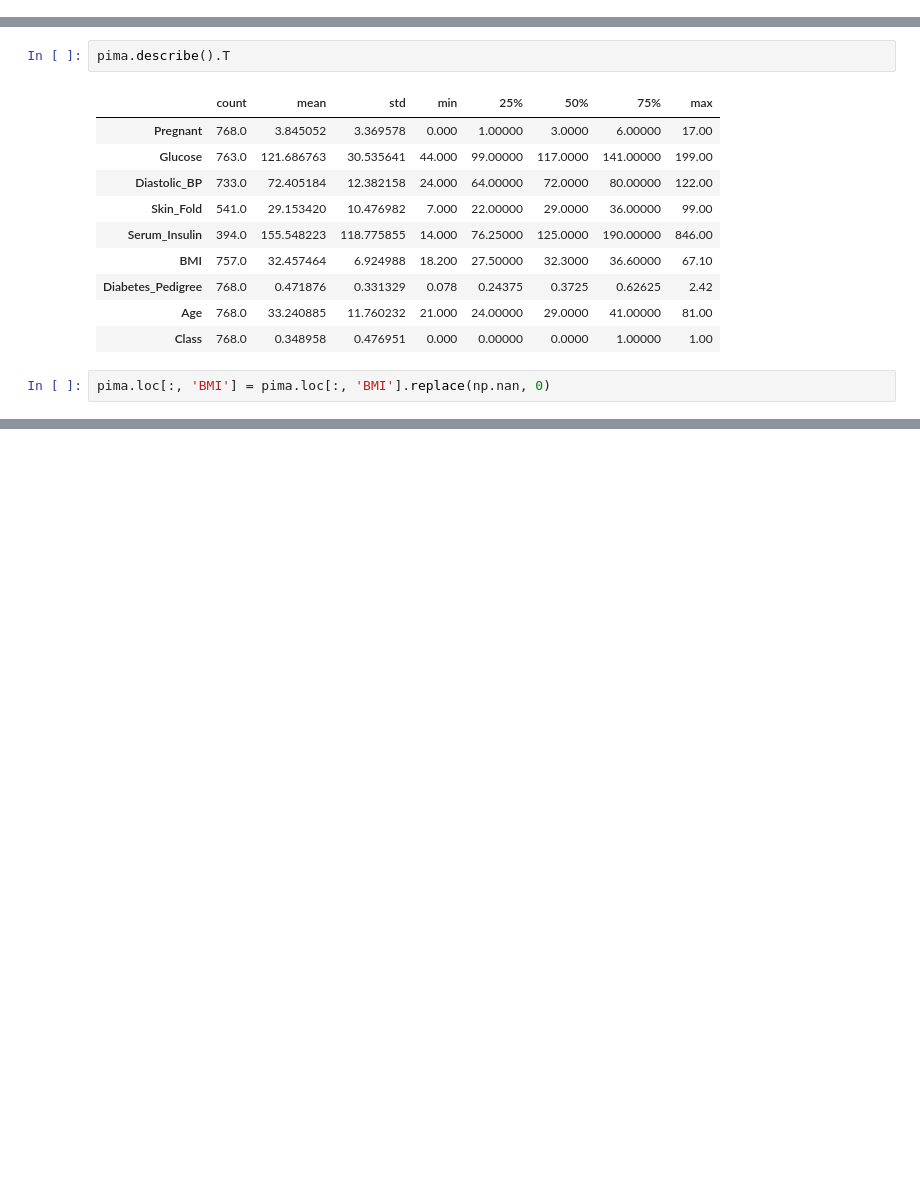
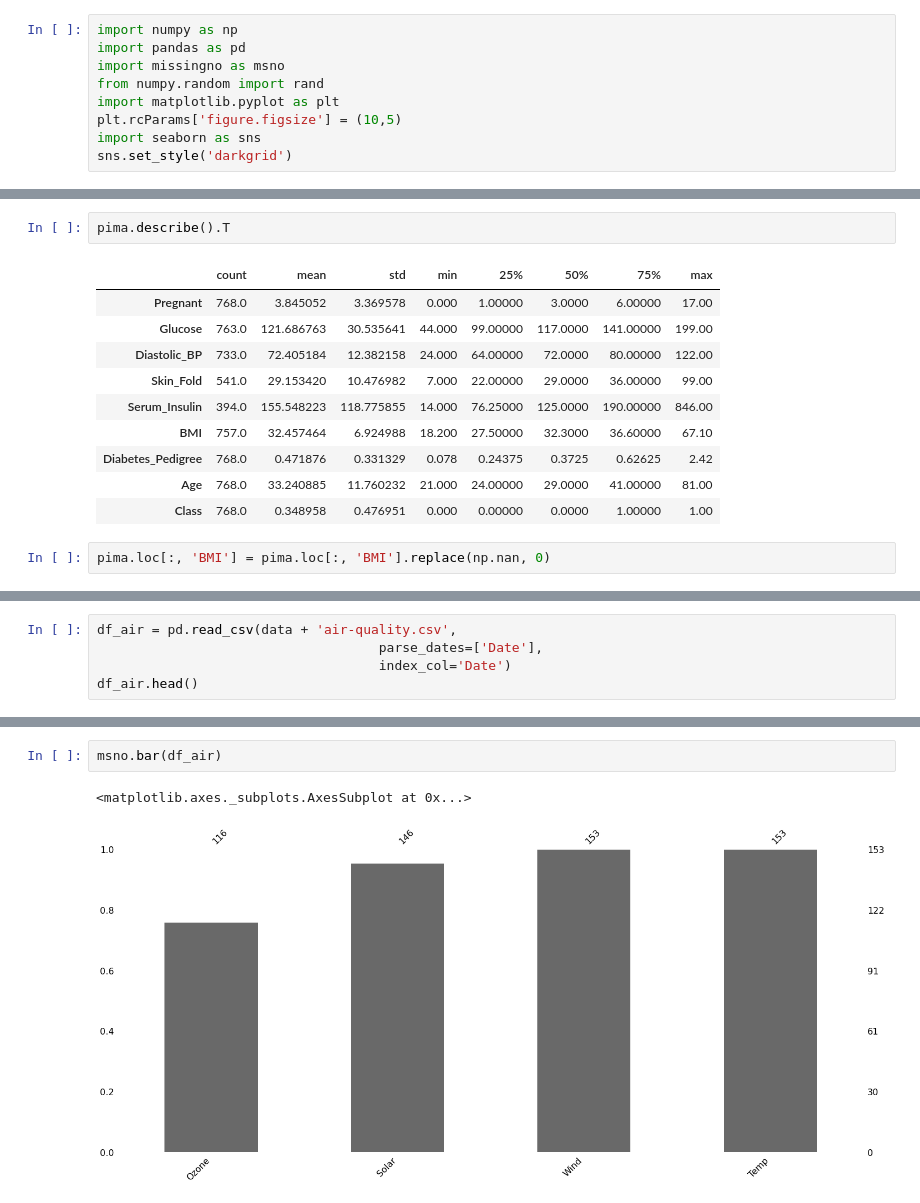
Before and after one commit to trillianx/machine_learning_notes, a Jupyter notebook: Datacamp/Dealing With Missing Data/Dealing with Missing Data.ipynb, the cells around one changed output, grey strips where cells are left out. Saved outputs shown, nothing was run; the diff lists cells and outputs as text; blank space fills up the shorter version.

Commit message:
Added Missing Data notes

```diff
--- a/Datacamp/Dealing With Missing Data/Dealing with Missing Data.ipynb
+++ b/Datacamp/Dealing With Missing Data/Dealing with Missing Data.ipynb
@@ -6,3 +3,12 @@ import pandas as pd
+# %%
+import numpy as np
+import pandas as pd
+import missingno as msno
+from numpy.random import rand
+import matplotlib.pyplot as plt
+plt.rcParams['figure.figsize'] = (10,5)
+import seaborn as sns
+sns.set_style('darkgrid')
 # %%
 data = '/Users/rohit/Github/machine_learning_notes/Datacamp/Data/'
 # %%
@@ -33,0 +42,5 @@ pima.loc[:, 'BMI'] = pima.loc[:, 'BMI'].replace(np.nan, 0)
+# %%
+df_air = pd.read_csv(data + 'air-quality.csv',
+                                    parse_dates=['Date'],
+                                    index_col='Date')
+df_air.head()
@@ -33,0 +83,5 @@ pima.loc[:, 'BMI'] = pima.loc[:, 'BMI'].replace(np.nan, 0)
+# %%
+msno.bar(df_air)
+# %% [output]
+<matplotlib.axes._subplots.AxesSubplot at 0x...>
+[figure, added]
```
Also changed, not shown: parts of 15 cells of this notebook, 13 other files.
